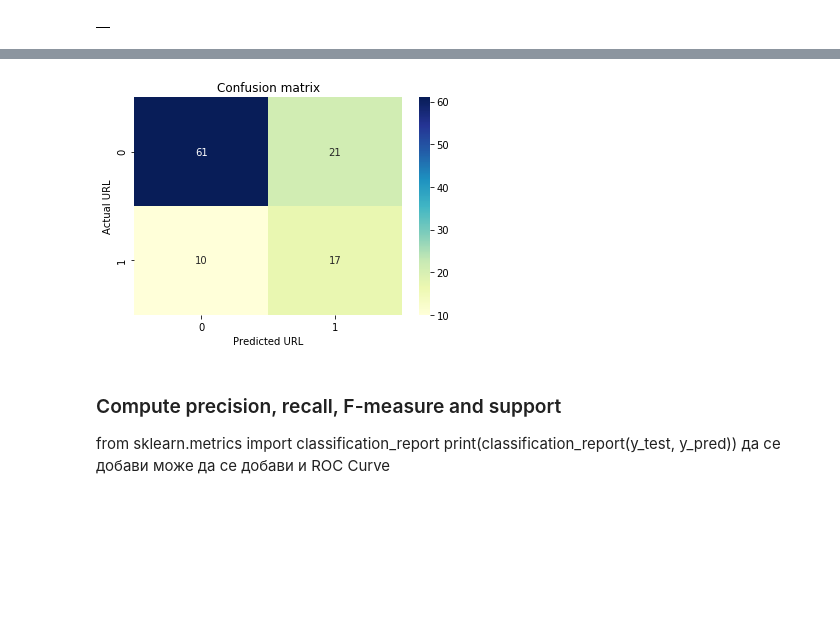
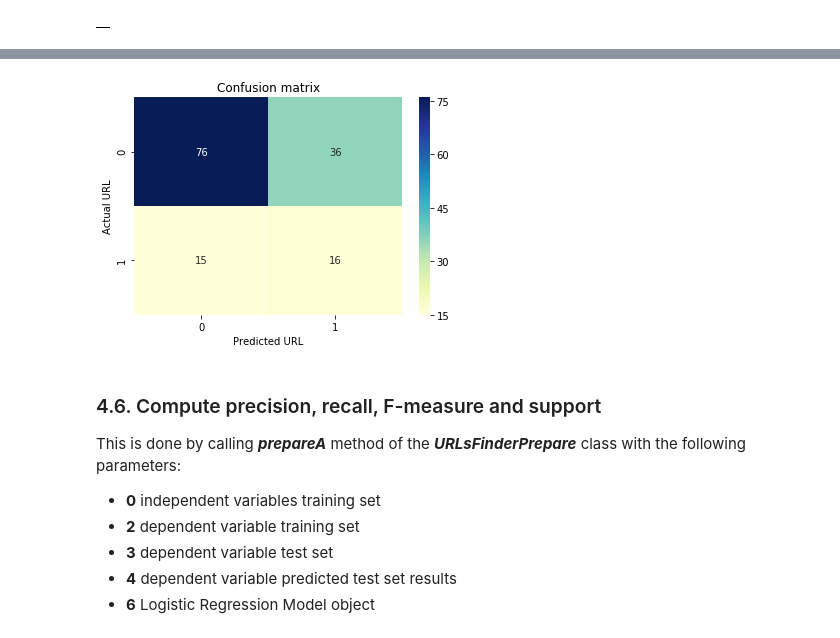
Before and after one commit to EnterpriseCharacteristicsESSnetBigData/StarterKit, a Jupyter notebook: URLsFinder/URLs_Finder_Starte_Kit.ipynb, the cells around one changed output, grey strips where cells are left out. Saved outputs shown, nothing was run; the diff lists cells and outputs as text; code cells hidden in the pictures; blank space fills up the shorter version.

```diff
--- a/URLsFinder/URLs_Finder_Starte_Kit.ipynb
+++ b/URLsFinder/URLs_Finder_Starte_Kit.ipynb
@@ -758,9 +434,0 @@ dfnes[1]
-# %%
-from sklearn.model_selection import train_test_split
-from sklearn.linear_model import LogisticRegression
-from sklearn import metrics
-import seaborn as sn
-
-import matplotlib.pyplot as plt
-plt.rcParams["figure.figsize"] = (5, 3) # (w, h)
-plt.rcParams["figure.dpi"] = 100
@@ -892,0 +525,2 @@ dflr
+# %%
+lr=ufp.prepareLR(dflr,0.7,56)
@@ -893,15 +533,16 @@ dflr
 # %%
-lr=ufp.prepareLR(dflr,0.5,5)
 ufp.prepareCM(lr[3],lr[4])
 # %% [output]
-[figure, old version]
+[figure, new version]
-# %% [markdown]
-### Compute precision, recall, F-measure and support
-
-from sklearn.metrics import classification_report
-print(classification_report(y_test, y_pred))
-да се добави
-може да се добави и ROC Curve
+# %% [markdown]
+### 4.6. Compute precision, recall, F-measure and support
+
+This is done by calling ***prepareA*** method of the ***URLsFinderPrepare*** class with the following parameters:
+- **0** independent variables training set
+- **2** dependent variable training set
+- **3** dependent variable test set
+- **4** dependent variable predicted test set results
+- **6** Logistic Regression Model object
 # %%
 ufp.prepareA(lr[0],lr[2],lr[3],lr[4],lr[6])
 # %% [output]
```
Also changed, not shown: parts of 72 cells of this notebook.
